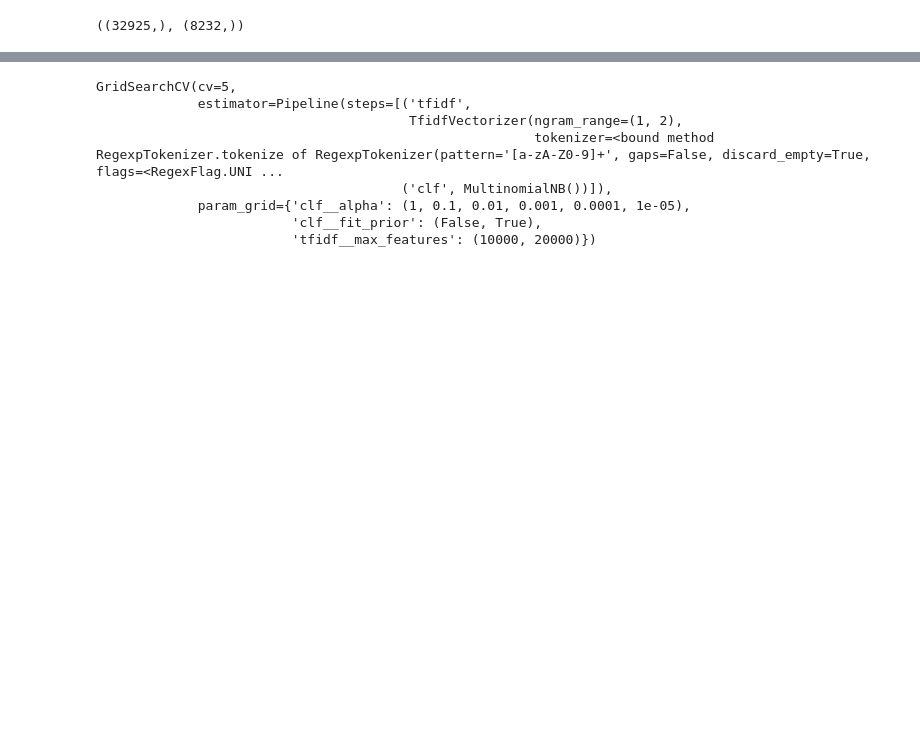
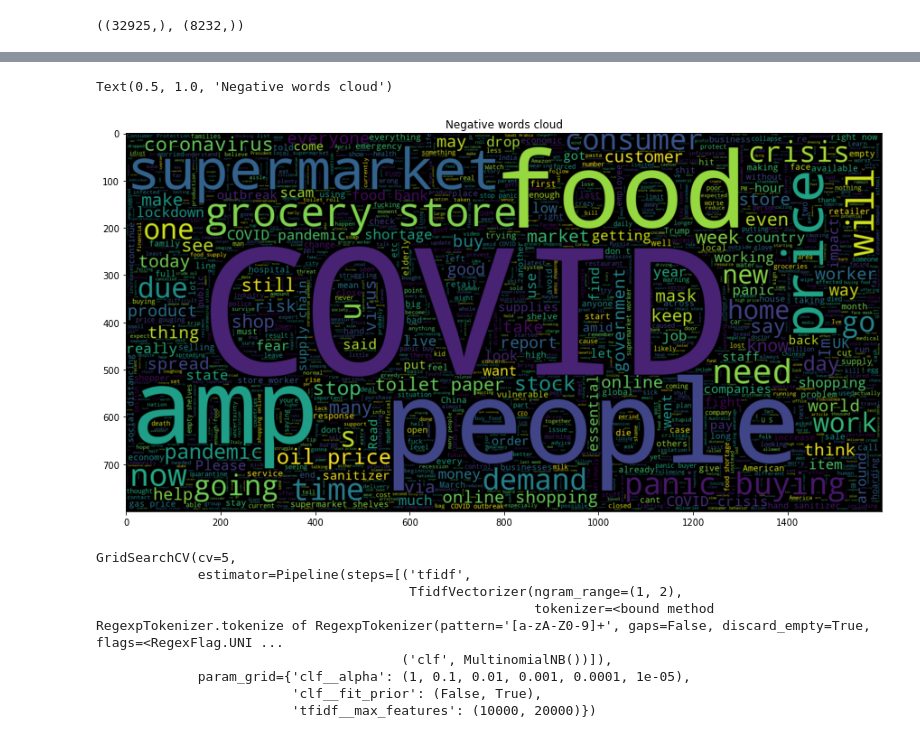
Before and after one commit to 3nws/twitter-text-classification, a Jupyter notebook: mnb_pipeline_grid.ipynb, the cells around one changed output, grey strips where cells are left out. Drawn from its saved outputs; the diff is of its cells as text; code cells hidden in the pictures; blank space fills up the shorter version.

```diff
--- a/mnb_pipeline_grid.ipynb
+++ b/mnb_pipeline_grid.ipynb
@@ -54,3 +73,14 @@ X_train.shape, X_test.shape
+# %%
+plt.figure(figsize = (15,15))
+options = ['Negative', 'Extremely Negative']
+cond = dataset['sentiment'].isin(options)
+result = dataset[cond].tweet.values
+wc = WordCloud(max_words = 2000 , width = 1600 , height = 800).generate(" ".join(result))
+plt.imshow(wc , interpolation = 'bilinear')
+plt.title('Negative words cloud')
+# %% [output]
+Text(0.5, 1.0, 'Negative words cloud')
+[figure, added]
 # %%
 
 # creating our pipeline that will return an estimator
```
Also changed, not shown: parts of 4 cells of this notebook, 6 other files.
